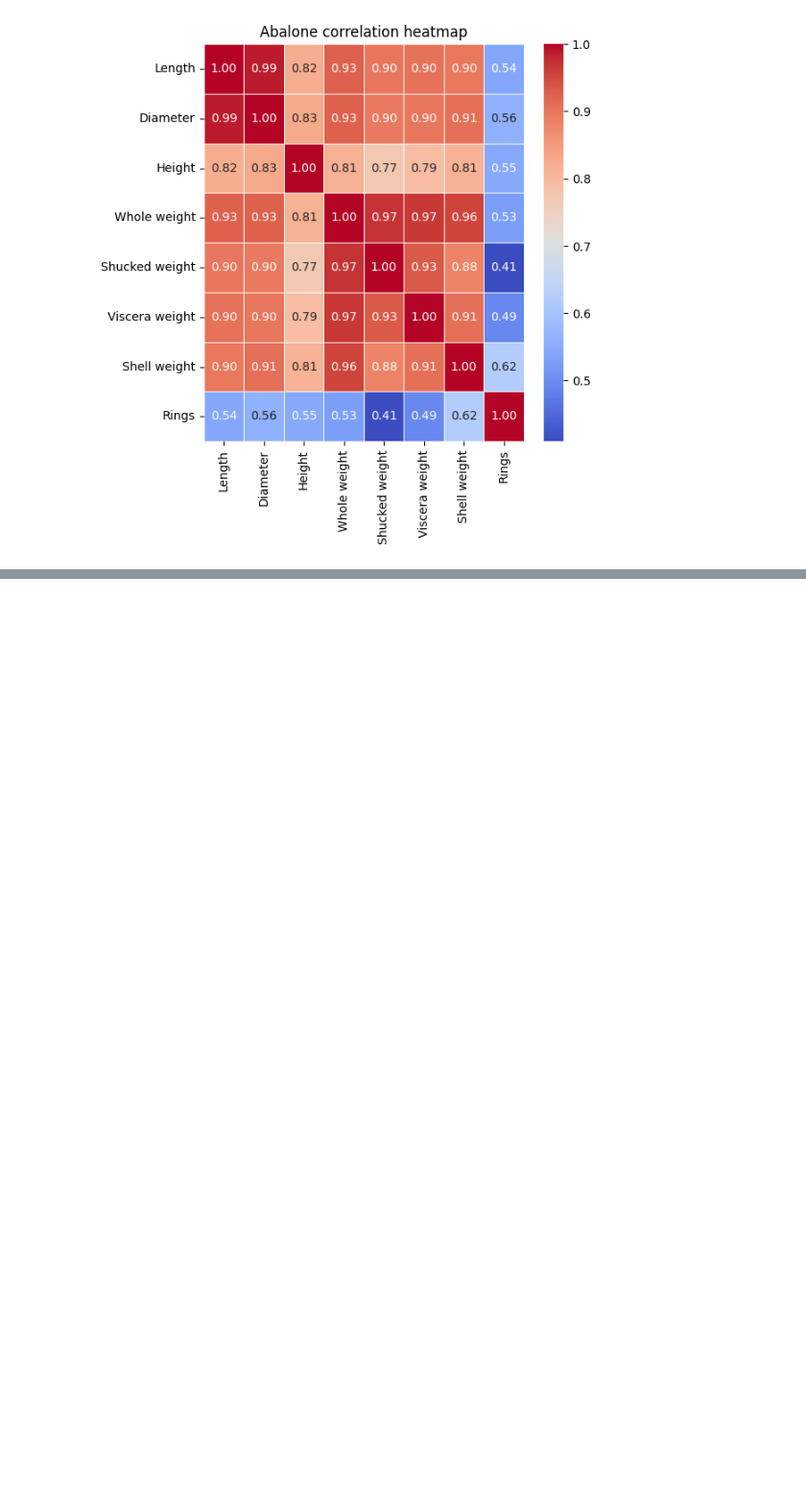
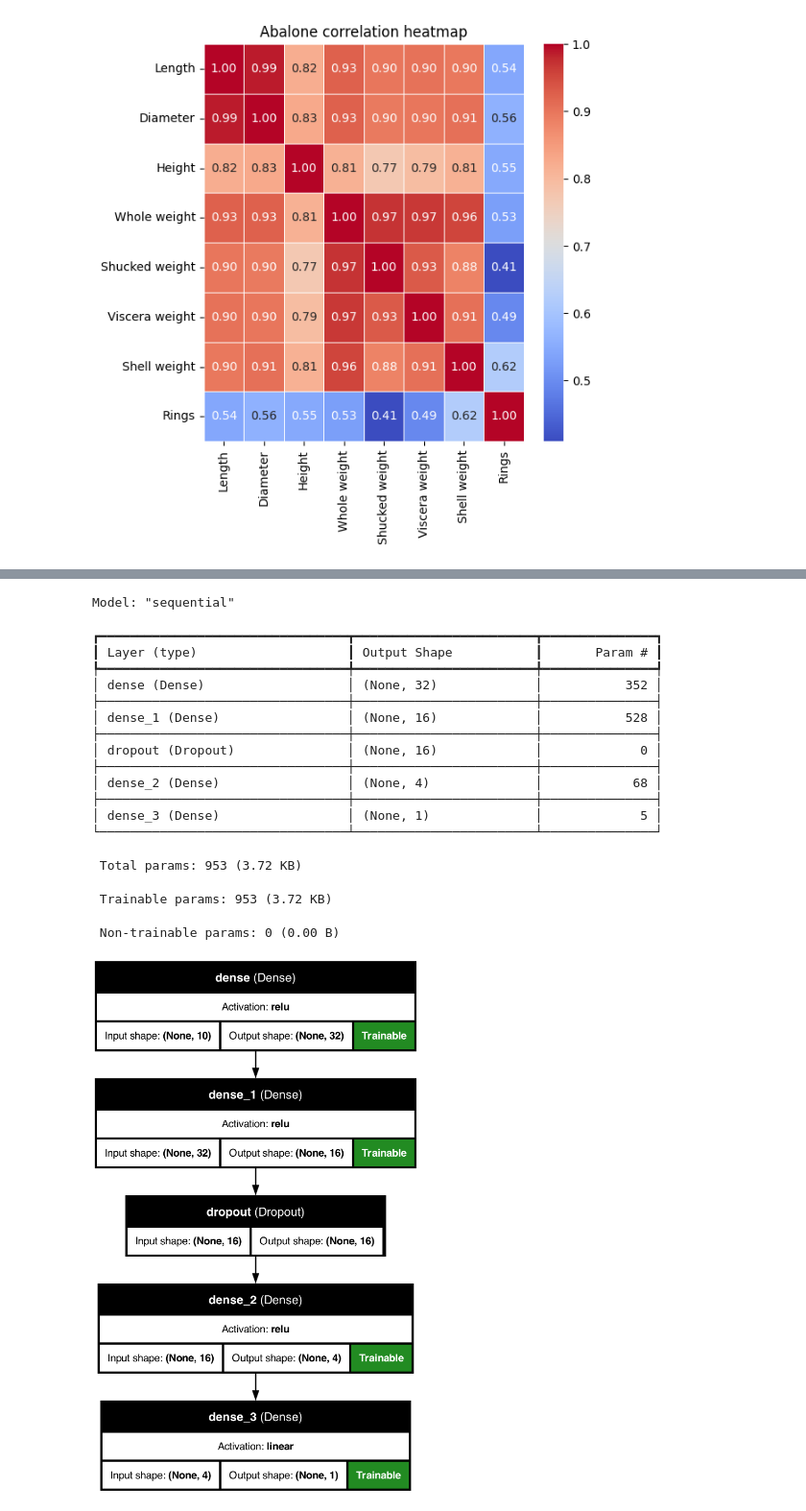
Before and after one commit to jancewicz/PJATK---Artificial-Intelligence-Postgraduate-Studies-, a Jupyter notebook: keras/abalone_regression/abalone.ipynb, the cells around one changed output, grey strips where cells are left out. Shown at 96% size. Saved outputs shown, nothing was run; the diff lists cells and outputs as text; code cells hidden in the pictures; blank space fills up the shorter version.

Commit message:
abalone regression: sequential ann training stage init

```diff
--- a/keras/abalone_regression/abalone.ipynb
+++ b/keras/abalone_regression/abalone.ipynb
@@ -154,10 +162,5 @@ X = X.reset_index(drop=True)
 X = pd.concat([X, abalone_sex_encoded_df], axis=1)
 
 # 3)
-sex_col = one_hot_encoder.inverse_transform(abalone_sex_encoded_df)
-X_train, X_test, y_train, y_test = train_test_split(X, y, test_size=0.2, random_state=42, stratify=sex_col)
-
-f_amount = X_train["Sex_F"].value_counts() / len(X_train)
-m_amount = X_train["Sex_M"].value_counts() / len(X_train)
-i_amount = X_train["Sex_I"].value_counts() / len(X_train)
-print(f"Sex distribution across train set: \n- female: {f_amount}\n - male: {m_amount}\n - infant: {i_amount}\n")
+sex_col_decoded = one_hot_encoder.inverse_transform(abalone_sex_encoded_df)
+X_train, X_test, y_train, y_test = train_test_split(X, y, test_size=0.2, random_state=42, stratify=sex_col_decoded)
@@ -177,0 +236,30 @@ Name: count, dtype: float64
+# %%
+# 6)
+x_scaler = StandardScaler()
+y_scaler = StandardScaler()
+
+# convert to np array and make it two dimensional
+X_train[cols_to_clip] = x_scaler.fit_transform(X_train[cols_to_clip])
+y_train = y_train.values.reshape(-1, 1)
+y_train = y_scaler.fit_transform(y_train)
+
+X_test[cols_to_clip] = x_scaler.transform(X_test[cols_to_clip])
+y_test = y_test.values.reshape(-1, 1)
+y_test = y_scaler.transform(y_test)
+# %%
+# Zadanie 4
+# 1)
+model = keras.models.Sequential([
+    keras.layers.Input(shape=(X_train.shape[1], )),
+    keras.layers.Dense(32, activation="relu"),
+    keras.layers.Dense(16, activation="relu"),
+    keras.layers.Dropout(rate=0.1),
+    keras.layers.Dense(4, activation="relu"),
+    keras.layers.Dense(1, activation="linear"),
+])
+
+# 2)
+model.summary()
+keras.utils.plot_model(model, "abalone_ann.png", show_shapes=True, show_layer_names=True, show_layer_activations=True, show_trainable=True)
+Image(filename="abalone_ann.png", width=400)
+# %% [output]
@@ -177,0 +272,18 @@ Name: count, dtype: float64
+Model: "sequential"
+┏━━━━━━━━━━━━━━━━━━━━━━━━━━━━━━━━━┳━━━━━━━━━━━━━━━━━━━━━━━━┳━━━━━━━━━━━━━━━┓
+┃ Layer (type)                    ┃ Output Shape           ┃       Param # ┃
+┡━━━━━━━━━━━━━━━━━━━━━━━━━━━━━━━━━╇━━━━━━━━━━━━━━━━━━━━━━━━╇━━━━━━━━━━━━━━━┩
+│ dense (Dense)                   │ (None, 32)             │           352 │
+├─────────────────────────────────┼────────────────────────┼───────────────┤
+│ dense_1 (Dense)                 │ (None, 16)             │           528 │
+├─────────────────────────────────┼────────────────────────┼───────────────┤
+│ dropout (Dropout)               │ (None, 16)             │             0 │
+├─────────────────────────────────┼────────────────────────┼───────────────┤
+│ dense_2 (Dense)                 │ (None, 4)              │            68 │
+├─────────────────────────────────┼────────────────────────┼───────────────┤
+│ dense_3 (Dense)                 │ (None, 1)              │             5 │
+└─────────────────────────────────┴────────────────────────┴───────────────┘
+ Total params: 953 (3.72 KB)
+ Trainable params: 953 (3.72 KB)
+ Non-trainable params: 0 (0.00 B)
+[figure, added]
```
Also changed, not shown: parts of 9 cells of this notebook.
